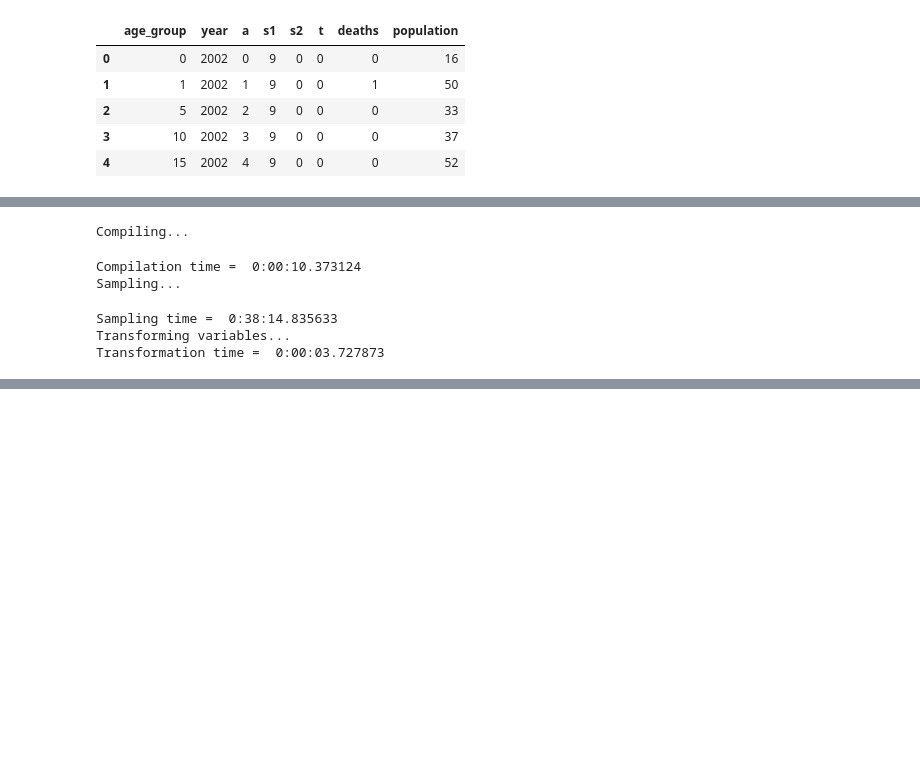
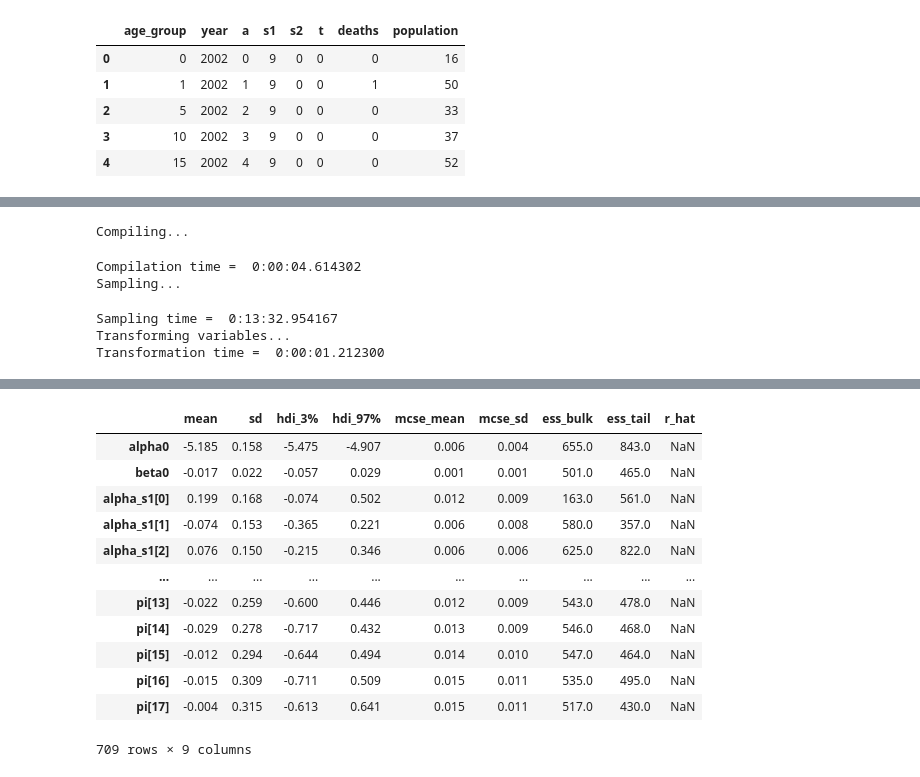
Before and after one commit to theorashid/mortality-statsmodel, a Jupyter notebook: Models/parametric/pymc-mod.ipynb, the cells around one changed output, grey strips where cells are left out. Saved outputs shown, nothing was run; the diff lists cells and outputs as text; code cells hidden in the pictures; blank space fills up the shorter version.

```diff
--- a/Models/parametric/pymc-mod.ipynb
+++ b/Models/parametric/pymc-mod.ipynb
@@ -93,11 +113,14 @@ pm.model_to_graphviz(model)
 # %%
 with model:
     # idata = pm.sample(1000, tune=1000)
-    idata = pm.sampling_jax.sample_numpyro_nuts(1000, tune=1000)
+    idata = pm.sampling_jax.sample_numpyro_nuts(1000, tune=1000, chains=1)
 # %% [output]
 Compiling...
-Compilation time =  0:00:10.373124
+Compilation time =  0:00:04.614302
 Sampling...
-Sampling time =  0:38:14.835633
+Sampling time =  0:13:32.954167
 Transforming variables...
-Transformation time =  0:00:03.727873
+Transformation time =  0:00:01.212300
+# %%
+az.summary(idata)
+# %% [output]
@@ -104,3 +128,16 @@ Transformation time =  0:00:03.727873
+|  | mean | sd | hdi_3% | hdi_97% | mcse_mean | mcse_sd | ess_bulk | ess_tail | r_hat |
+| alpha0 | -5.185 | 0.158 | -5.475 | -4.907 | 0.006 | 0.004 | 655.0 | 843.0 | NaN |
+| beta0 | -0.017 | 0.022 | -0.057 | 0.029 | 0.001 | 0.001 | 501.0 | 465.0 | NaN |
+| alpha_s1[0] | 0.199 | 0.168 | -0.074 | 0.502 | 0.012 | 0.009 | 163.0 | 561.0 | NaN |
+| alpha_s1[1] | -0.074 | 0.153 | -0.365 | 0.221 | 0.006 | 0.008 | 580.0 | 357.0 | NaN |
+| alpha_s1[2] | 0.076 | 0.150 | -0.215 | 0.346 | 0.006 | 0.006 | 625.0 | 822.0 | NaN |
+| ... | ... | ... | ... | ... | ... | ... | ... | ... | ... |
+| pi[13] | -0.022 | 0.259 | -0.600 | 0.446 | 0.012 | 0.009 | 543.0 | 478.0 | NaN |
+| pi[14] | -0.029 | 0.278 | -0.717 | 0.432 | 0.013 | 0.009 | 546.0 | 468.0 | NaN |
+| pi[15] | -0.012 | 0.294 | -0.644 | 0.494 | 0.014 | 0.010 | 547.0 | 464.0 | NaN |
+| pi[16] | -0.015 | 0.309 | -0.711 | 0.509 | 0.015 | 0.011 | 535.0 | 495.0 | NaN |
+| pi[17] | -0.004 | 0.315 | -0.613 | 0.641 | 0.015 | 0.011 | 517.0 | 430.0 | NaN |
+709 rows × 9 columns
 # %%
 az.plot_trace(idata)
 # %% [output]
```
Also changed, not shown: parts of 4 cells of this notebook, 1 other file.
